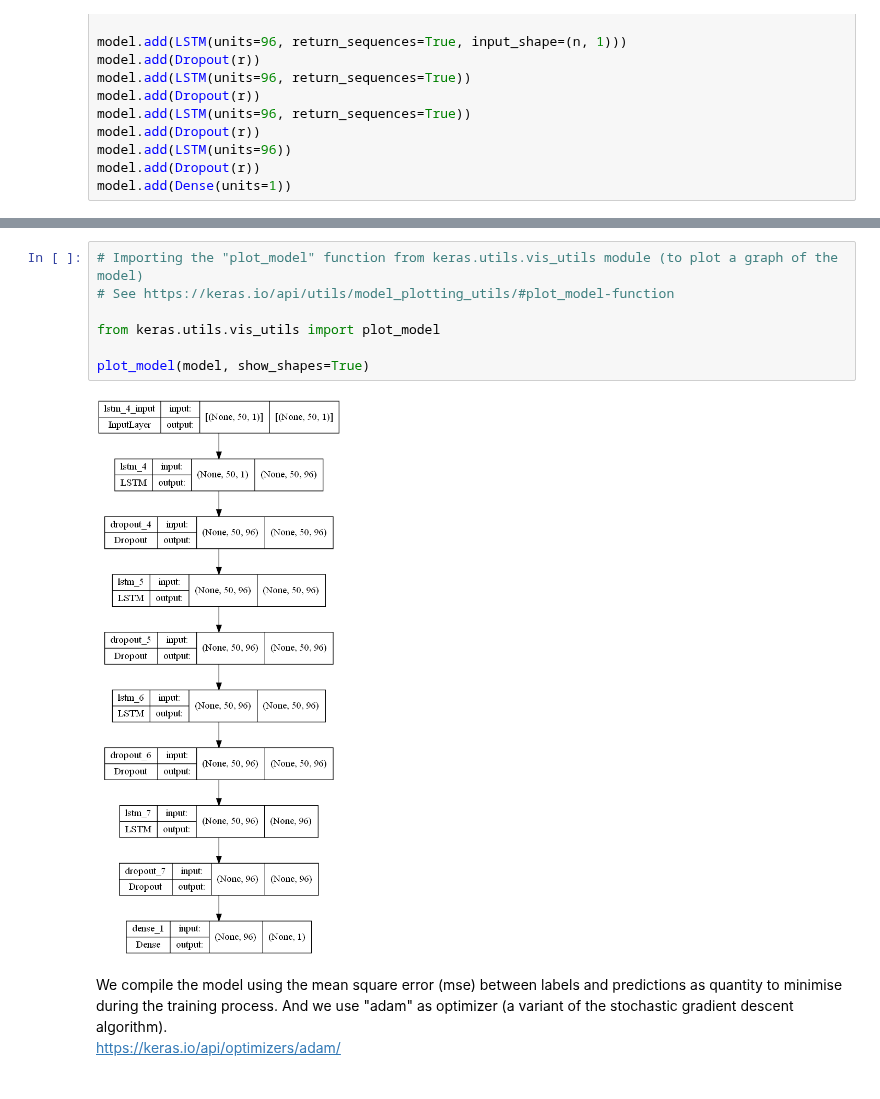
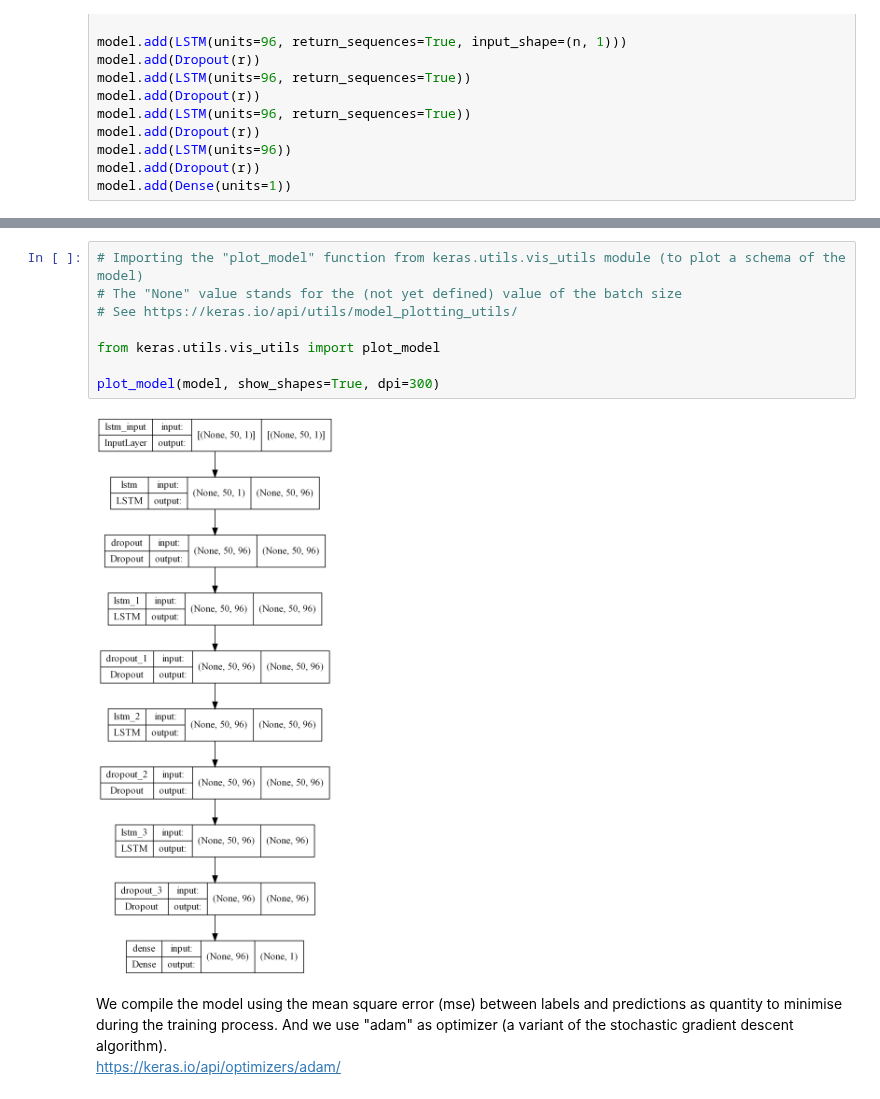
Before and after one commit to rtiedra/data-science, a Jupyter notebook: stock_price/stock_price.ipynb, the cells around one changed output, grey strips where cells are left out. Saved outputs shown, nothing was run; the diff lists cells and outputs as text.

```diff
--- a/stock_price/stock_price.ipynb
+++ b/stock_price/stock_price.ipynb
@@ -182,14 +182,15 @@ Trainable params: 260,065
 Non-trainable params: 0
 _________________________________________________________________
 # %%
-# Importing the "plot_model" function from keras.utils.vis_utils module (to plot a graph of the model)
-# See https://keras.io/api/utils/model_plotting_utils/#plot_model-function
+# Importing the "plot_model" function from keras.utils.vis_utils module (to plot a schema of the model)
+# The "None" value stands for the (not yet defined) value of the batch size
+# See https://keras.io/api/utils/model_plotting_utils/
 
 from keras.utils.vis_utils import plot_model
 
-plot_model(model, show_shapes=True)
+plot_model(model, show_shapes=True, dpi=300)
 # %% [output]
-[figure, old version]
+[figure, new version]
 # %% [markdown]
 We compile the model using the mean square error (mse) between labels and predictions as quantity to minimise during the training process. And we use "adam" as optimizer (a variant of the stochastic gradient descent algorithm).<br>
 https://keras.io/api/optimizers/adam/
```
Also changed, not shown: parts of 3 cells of this notebook.
